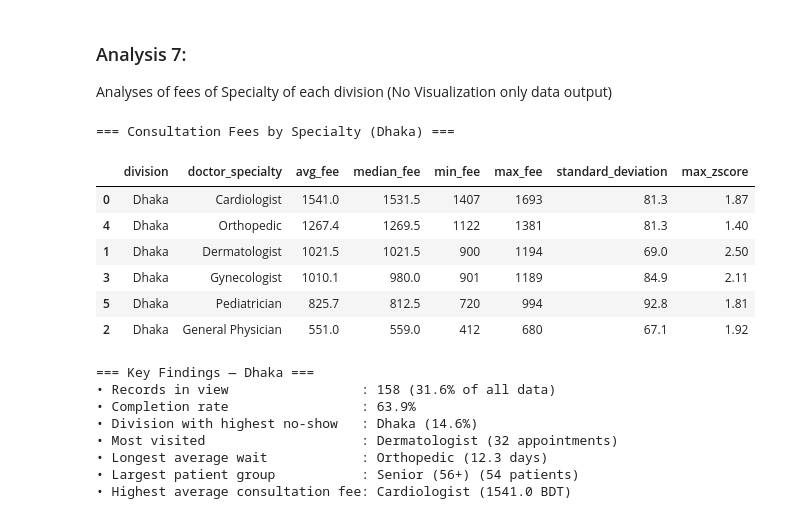
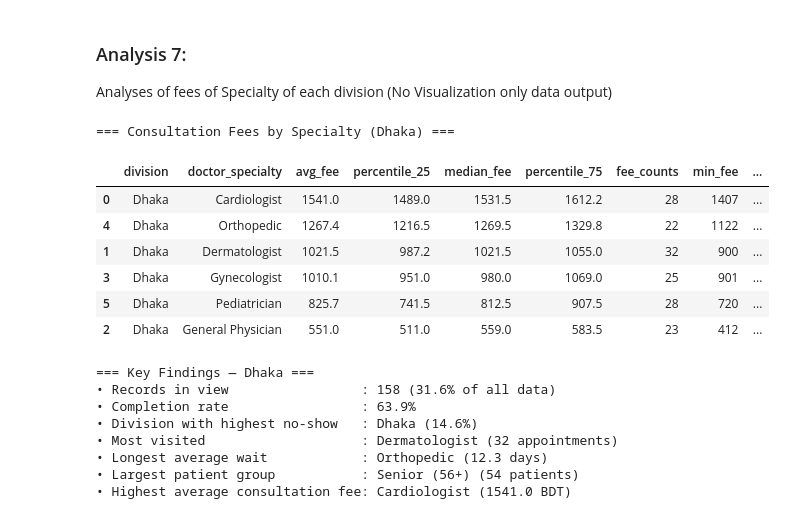
Before and after one commit to NavidulHoque/healthcare_appointment_analysis, a Jupyter notebook: python-analysis/01_analysis.ipynb, the cells around one changed output. Cells and saved outputs as stored; diff of their text form; code cells hidden in the pictures.

Commit message:
Update execution counts and add percentile calculations in analysis notebook

```diff
--- a/python-analysis/01_analysis.ipynb
+++ b/python-analysis/01_analysis.ipynb
@@ -380,42 +382,45 @@ Analyses of fees of Specialty of each division (No Visualization only data outpu
 fees_stats = (
     filtered_df.groupby(['division', 'doctor_specialty'])['consultation_fee_bdt']
     .agg(
         avg_fee='mean',
-        median_fee = 'median',
+        percentile_25=lambda x: x.quantile(0.25),
+        median_fee='median',
+        percentile_75=lambda x: x.quantile(0.75),
+        fee_counts='count',
         min_fee='min',
         max_fee='max',
         standard_deviation='std'
     )
-    .round({'avg_fee': 1, 'median_fee': 1, 'standard_deviation': 1})
+    .round({'avg_fee': 1, 'median_fee': 1, 'standard_deviation': 1, 'percentile_25': 1, 'percentile_75': 1})
     .reset_index()
     .sort_values(by='avg_fee', ascending=False)
 )
 
 fees_stats['max_zscore'] = (
     (fees_stats['max_fee'] - fees_stats['avg_fee'])
     / fees_stats['standard_deviation']
 ).round(2)
 
 fees_stats.dropna(subset=['standard_deviation'], inplace=True)
 
 overall_avg_fee = (
     filtered_df.groupby(column_label)['consultation_fee_bdt']
     .mean()
     .round(1)
     .reset_index(name='avg_fee')
 )
 
 print(f"=== Consultation Fees by {heading_label} ({filter_label}) ===")
 display(fees_stats)
 # %% [output]
 === Consultation Fees by Specialty (Dhaka) ===
-|  | division | doctor_specialty | avg_fee | median_fee | min_fee | max_fee | standard_deviation | max_zscore |
-| 0 | Dhaka | Cardiologist | 1541.0 | 1531.5 | 1407 | 1693 | 81.3 | 1.87 |
-| 4 | Dhaka | Orthopedic | 1267.4 | 1269.5 | 1122 | 1381 | 81.3 | 1.40 |
-| 1 | Dhaka | Dermatologist | 1021.5 | 1021.5 | 900 | 1194 | 69.0 | 2.50 |
-| 3 | Dhaka | Gynecologist | 1010.1 | 980.0 | 901 | 1189 | 84.9 | 2.11 |
-| 5 | Dhaka | Pediatrician | 825.7 | 812.5 | 720 | 994 | 92.8 | 1.81 |
-| 2 | Dhaka | General Physician | 551.0 | 559.0 | 412 | 680 | 67.1 | 1.92 |
+|  | division | doctor_specialty | avg_fee | percentile_25 | median_fee | percentile_75 | fee_counts | min_fee | ... |
+| 0 | Dhaka | Cardiologist | 1541.0 | 1489.0 | 1531.5 | 1612.2 | 28 | 1407 | ... |
+| 4 | Dhaka | Orthopedic | 1267.4 | 1216.5 | 1269.5 | 1329.8 | 22 | 1122 | ... |
+| 1 | Dhaka | Dermatologist | 1021.5 | 987.2 | 1021.5 | 1055.0 | 32 | 900 | ... |
+| 3 | Dhaka | Gynecologist | 1010.1 | 951.0 | 980.0 | 1069.0 | 25 | 901 | ... |
+| 5 | Dhaka | Pediatrician | 825.7 | 741.5 | 812.5 | 907.5 | 28 | 720 | ... |
+| 2 | Dhaka | General Physician | 551.0 | 511.0 | 559.0 | 583.5 | 23 | 412 | ... |
 # %%
 # ── Key Findings Summary ────────────────────
 print(f"\n=== Key Findings — {filter_label} ===")
```
Also changed, not shown: parts of 1 cell of this notebook.
